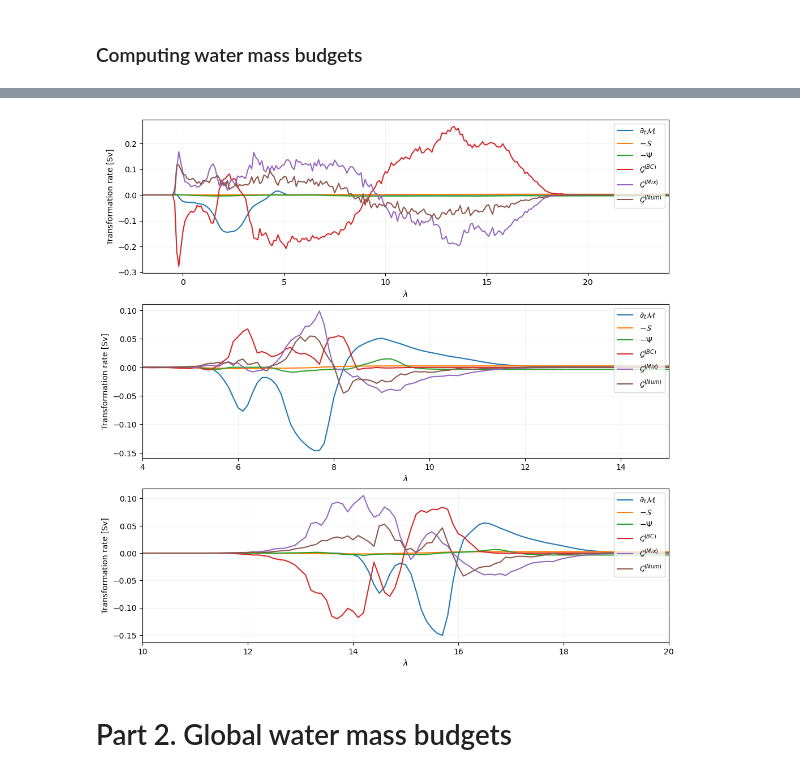
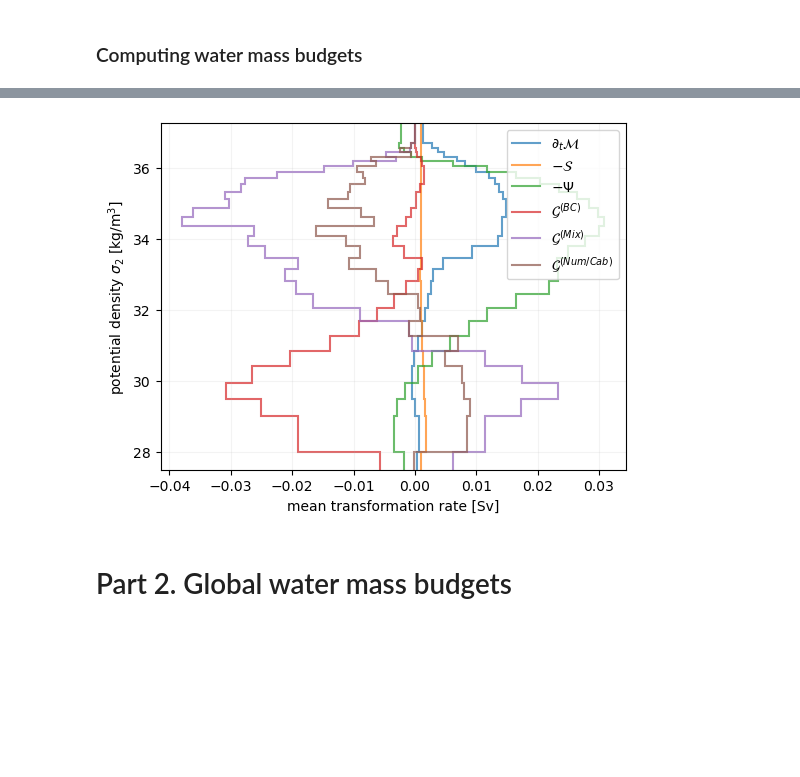
Before and after one commit to hdrake/xwmb, a Jupyter notebook: examples/Baltic_example.ipynb, the cells around one changed output, grey strips where cells are left out. Saved outputs shown, nothing was run; the diff lists cells and outputs as text; code cells hidden in the pictures; blank space fills up the shorter version.

```diff
--- a/examples/Baltic_example.ipynb
+++ b/examples/Baltic_example.ipynb
@@ -119,13 +25,25 @@ grid = Grid(ds, coords=coords, metrics=metrics, boundary={"X":"periodic", "Y":"p
 ### Collecting high-level budget terms
 # %%
 import xbudget
-budgets_dict = xbudget.load_preset_budget(model="MOM6")
-xbudget.collect_budgets(ds, budgets_dict)
+budgets_dict = xbudget.load_preset_budget(model="MOM6_3Donly")
+xbudget.collect_budgets(grid._ds, budgets_dict)
 # %% [markdown]
 ### Specifying the horizontal boundaries of our water mass
 # %%
 # Note: the properties of this region are quite different from the rest of the Baltic!
 name = "intBaltic"
-lons = np.array([15.,   20.,  29., 24.5, 24.5, 26.1, 17.5, 11.5])
+lons = np.array([8.,   20.,  29., 24.5, 24.5, 26.1, 17.5, 11.5])
 lats = np.array([53.5, 53.5, 54.5,  59.,  61.,  63., 64.5,  62.])
 region = regionate.GriddedRegion(name, lons, lats, grid)
+
+plt.figure(figsize=(4.75,3.5))
+pc = plt.pcolor(
+    grid._ds['geolon_c'],
+    grid._ds['geolat_c'],
+    grid._ds['deptho'],
+    cmap="viridis_r"
+)
+plt.colorbar(pc, label="depth [m]")
+plt.plot(regionate.loop(region.lons), regionate.loop(region.lats), color="k");
+plt.xlabel("longitude");
+plt.ylabel("latitude");
@@ -166,33 +84,22 @@ Computing WMT...
 # %%
-toSv = 1.e-6/wmb.rho_ref
+plt.figure(figsize=(6,4.5))
 
-plt.figure(figsize=(12, 12))
-for i, (lam, xlims) in enumerate(zip(["heat", "salt", "sigma2"], [[-2, 24], [4, 15], [10, 20]])):
-    wmt = wmts[lam]
-    plt.subplot(3,1,i+1)
+kwargs = {"units":"Sv", "alpha":0.7, "lw":1.5}
 
-    boundary_fluxes = [
-        'surface_exchange_flux',
-        'surface_ocean_flux_advective_negative_lhs',
-        'bottom_flux',
-        'frazil_ice'
-    ]
+wmt_mean = wmt.mean('time')*toSv
+xwmb.stairs( wmt_mean, 'mass_tendency',             label=r"$\partial_{t} \mathcal{M}$",**kwargs)
+xwmb.stairs(-wmt_mean, 'mass_source',               label=r"$-\mathcal{S}$",            **kwargs)
+xwmb.stairs(-wmt_mean, 'overturning',               label=r"$-\Psi$",                   **kwargs)
+xwmb.stairs( wmt_mean, 'boundary_fluxes',           label=r"$\mathcal{G}^{(BC)}$",      **kwargs)
+xwmb.stairs( wmt_mean, 'diffusion',                 label=r"$\mathcal{G}^{(Mix)}$",     **kwargs)
+xwmb.stairs( wmt_mean, 'spurious_numerical_mixing', label=r"$\mathcal{G}^{(Num/Cab)}$", **kwargs)
 
-    wmt['boundary_fluxes'] = sum([wmt[term] for term in boundary_fluxes if term in wmt])
-
-    (wmt['mass_tendency']*toSv).mean('time').plot(label=r"$\partial_{t} \mathcal{M}$")
-    (-wmt['mass_source']*toSv).mean('time').plot(label=r"$-\mathcal{S}$")
-    (-wmt['overturning']*toSv).mean('time').plot(label=r"$-\Psi$")
-    (wmt['boundary_fluxes']*toSv).mean('time').plot(label=r"$\mathcal{G}^{(BC)}$")
-    (wmt['diffusion']*toSv).mean('time').plot(label=r"$\mathcal{G}^{(Mix)}$")
-    (wmt['spurious_numerical_mixing']*toSv).mean('time').plot(label=r"$\mathcal{G}^{(Num)}$")
-    plt.legend(loc="upper right")
-    plt.grid(True, alpha=0.15)
-    plt.ylabel("Transformation rate [Sv]")
-    plt.xlabel(r"$\lambda$");
-    plt.xlim(xlims);
+plt.legend(loc="upper right")
+plt.grid(True, alpha=0.15)
+plt.ylabel(r"potential density $\sigma_{2}$ [kg/m$^{3}$]");
+plt.ylim(27.5, 37.25);
 # %% [output]
-[figure, old version]
+[figure, new version]
 # %% [markdown]
 # Part 2. Global water mass budgets
 # %% [markdown]
```
Also changed, not shown: parts of 11 cells of this notebook, 5 other files.
